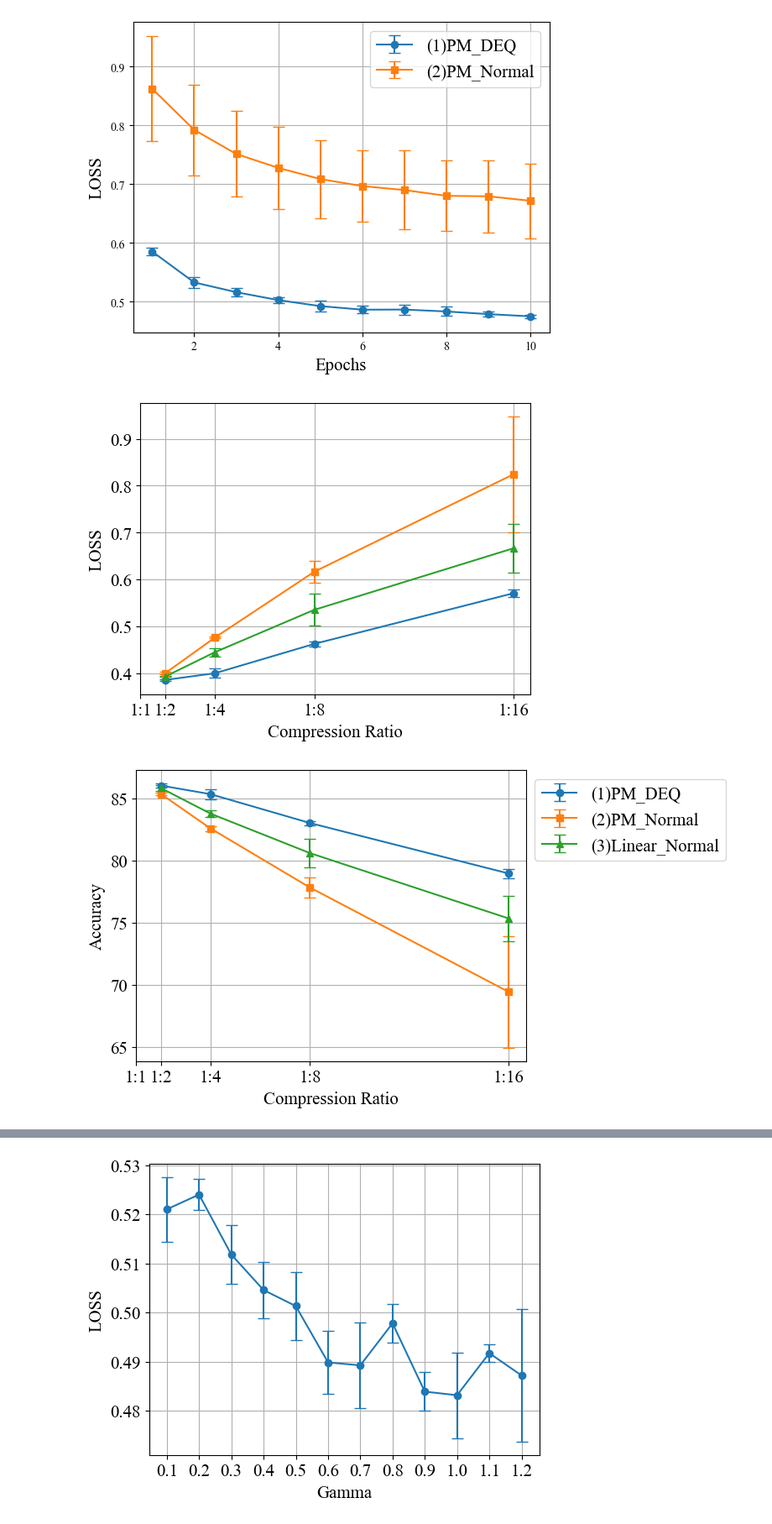
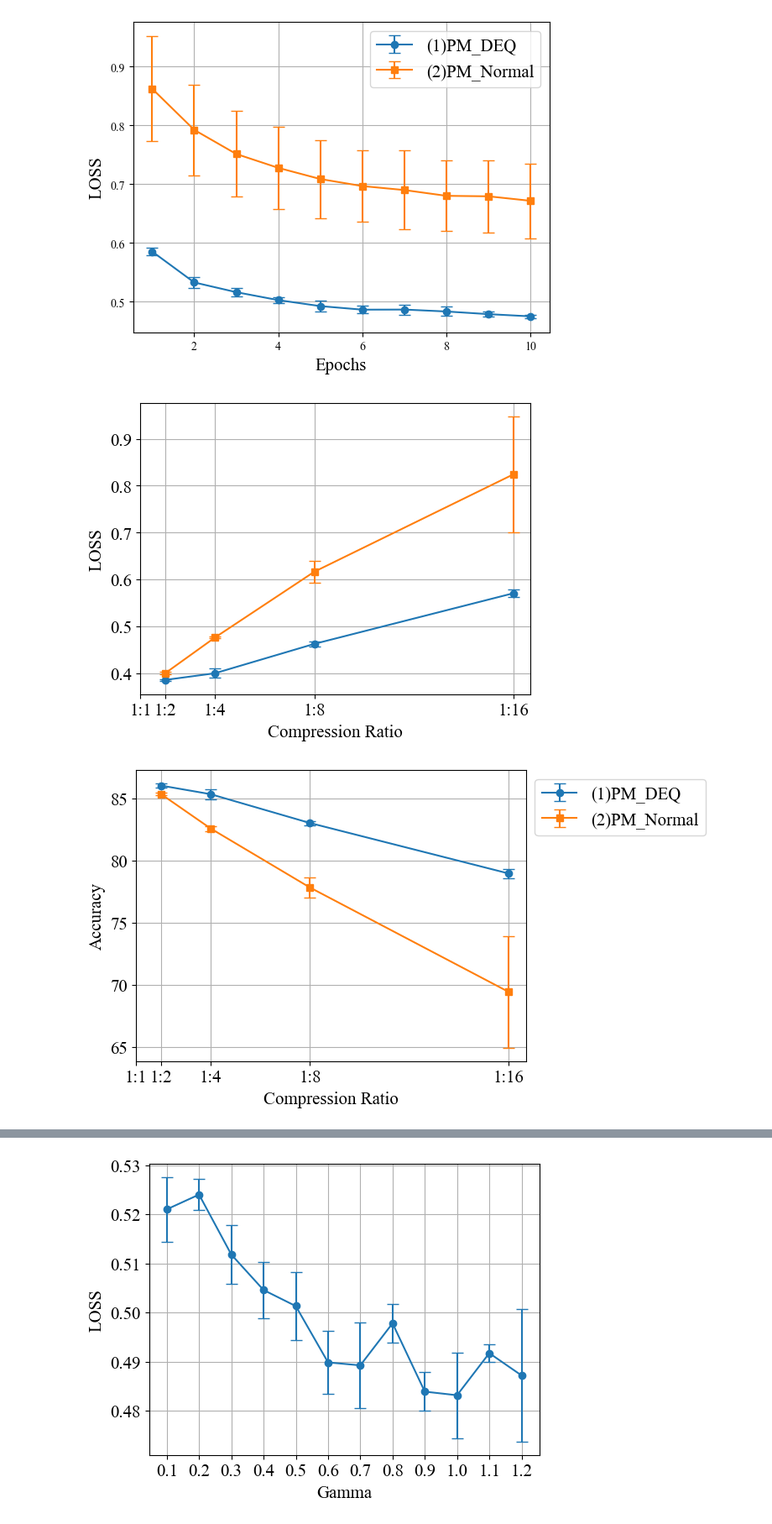
Before and after one commit to Ryuichi-K-create/PhotonicEncoder_public, a Jupyter notebook: Runner/test_graph.ipynb, the cells around one changed output, grey strips where cells are left out. Shown: that part at 84% size. Drawn from its saved outputs; the diff is of its cells as text; code cells hidden in the pictures.

```diff
--- a/Runner/test_graph.ipynb
+++ b/Runner/test_graph.ipynb
@@ -85,40 +85,40 @@ experiment_name = 'DEQ7180001'
 file_pathes.append(os.path.join(onedrive_path,'PhotonicEncoder_data',dataset, variable_param + '_variable', enc_type, cls_type, experiment_name, 'Final_results.csv'))
 
 #-------------------------2ndParameter--------------------------
 labels.append('(2)PM_Normal')
 enc_type = 'PM'
 cls_type = 'MLP'
 variable_value = [2,4,8,16]  # 例: variableの値
 num_times = 3  # 試行回数
 experiment_name = 'Normal7230416'
 
 file_pathes.append(os.path.join(onedrive_path,'PhotonicEncoder_data',dataset, variable_param + '_variable', enc_type, cls_type, experiment_name, 'Final_results.csv'))
 
 #-------------------------3rdParameter--------------------------
-labels.append('(3)Linear_Normal')
-enc_type = 'LI'
-cls_type = 'MLP'
-variable_value = [2,4,8,16]  # 例: variableの値
-num_times = 3  # 試行回数
-experiment_name = 'Normal7230416'
+# labels.append('(3)Linear_Normal')
+# enc_type = 'LI'
+# cls_type = 'MLP'
+# variable_value = [2,4,8,16]  # 例: variableの値
+# num_times = 3  # 試行回数
+# experiment_name = 'Normal7230416'
 
-file_pathes.append(os.path.join(onedrive_path,'PhotonicEncoder_data',dataset, variable_param + '_variable', enc_type, cls_type, experiment_name, 'Final_results.csv'))
-#---------------------------------------------------------------
+# file_pathes.append(os.path.join(onedrive_path,'PhotonicEncoder_data',dataset, variable_param + '_variable', enc_type, cls_type, experiment_name, 'Final_results.csv'))
+# #---------------------------------------------------------------
 if variable_param == 'leverage':
     if dataset in ('mnist', 'fashion-mnist') :
         variable_values = [1,2,4,8,16]
         memory_lis =[1,2,4,8,16]
     elif dataset in ('cifar-10', 'cinic-10'):
         variable_values = [1,2,3,4,6,8,12,16,24,48]
         memory_lis =[1,2,10,20,30,40,50]
     elif dataset == 'covtype':
         variable_values = [1,2,3,6,9,18,27,54]
         memory_lis =[1,2,10,20,30,40,50,60]
 
 # variable_values = [1,2,4,8,16]
 # memory_lis =[1,2,4,8,16]
 
 final_graph_maker(file_pathes,variable_param,variable_value,memory_lis,labels,Save=False, Show=True)
 # %% [output]
-[figure, old version]
+[figure, new version]
-[figure, old version]
+[figure, new version]
```
Also changed, not shown: parts of 1 cell of this notebook, 2 other files.
